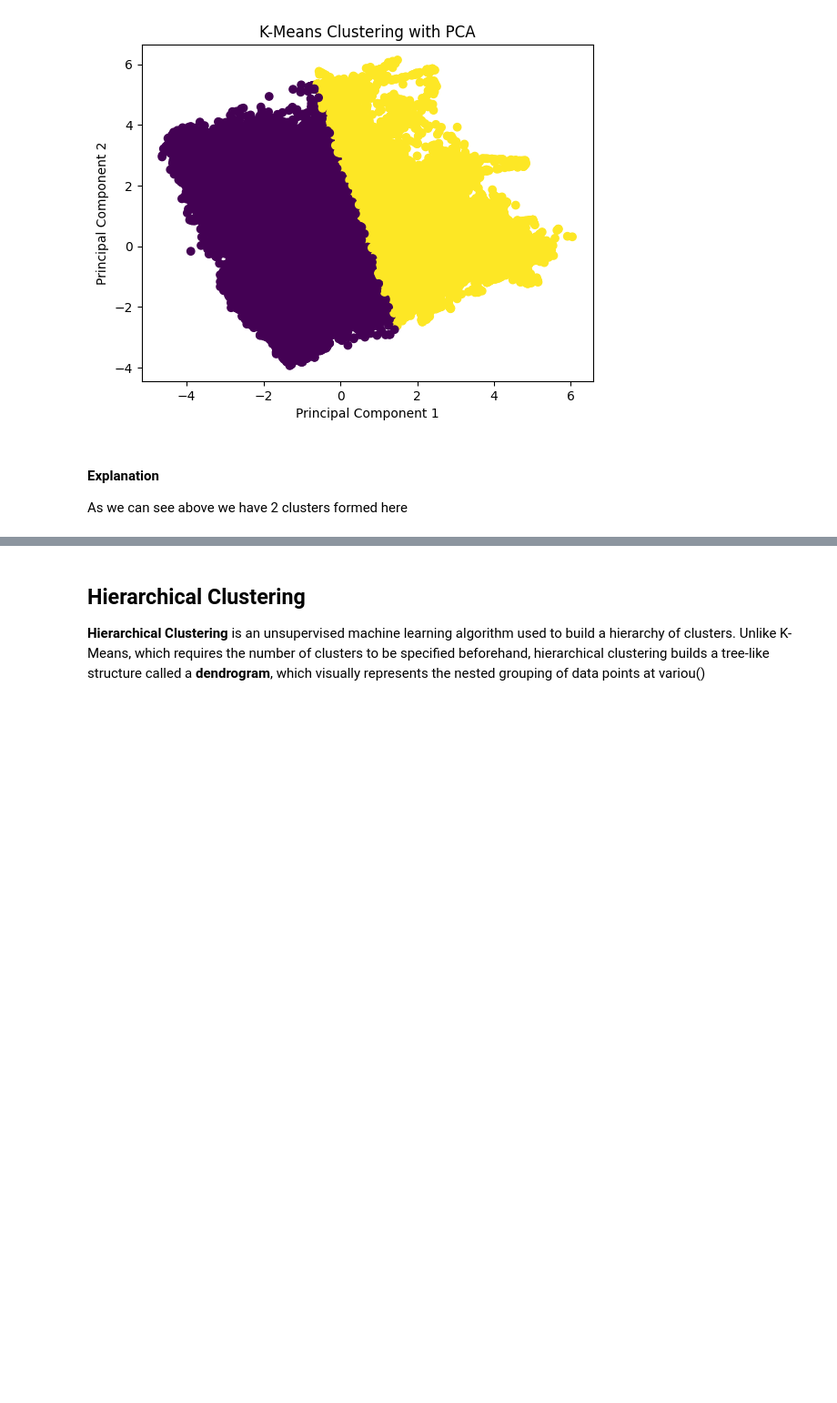
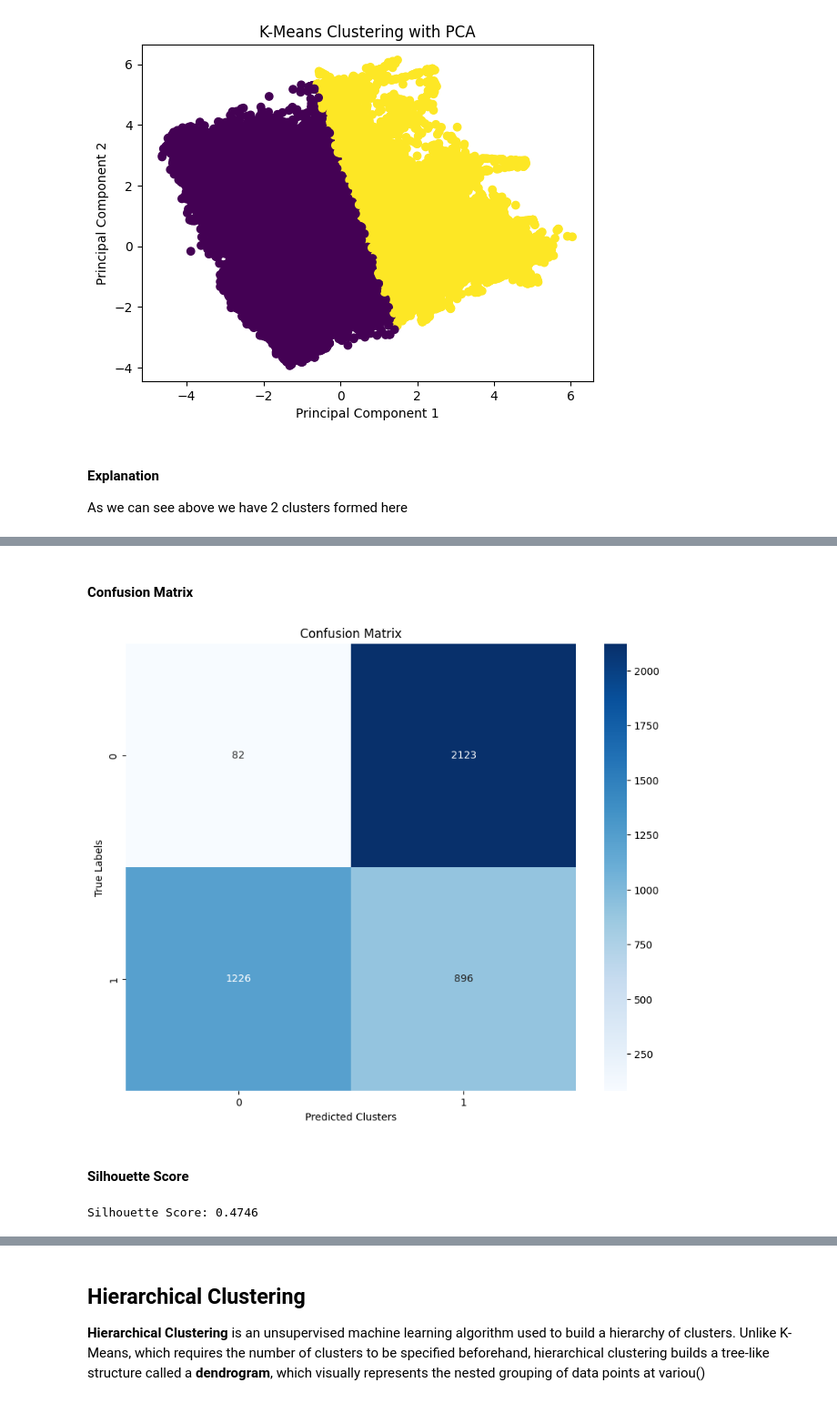
Before and after one commit to sarmadsaleem333/ML-Semester-Project-Crop-Classifier, a Jupyter notebook: ml-project-unsupervised-learning.ipynb, the cells around one changed output, grey strips where cells are left out. Shown at 91% size. Cells and saved outputs as stored; diff of their text form; code cells hidden in the pictures; blank space fills up the shorter version.

```diff
--- a/ml-project-unsupervised-learning.ipynb
+++ b/ml-project-unsupervised-learning.ipynb
@@ -819,0 +904,4 @@ As we can see above we have 2 clusters formed here
+# %%
+# With PCA
+kmeans_pca_undersampled = KMeans(n_clusters=2, random_state=42)
+kmeans_clusters_pca_undersampled = kmeans_pca_smote.fit_predict(pca_features_undersampled )
@@ -819,0 +916,17 @@ As we can see above we have 2 clusters formed here
+# %% [markdown]
+#### Confusion Matrix
+# %%
+from sklearn.metrics import silhouette_score
+
+plot_confusion_matrix(matrix_kmeans_pca_undersampled)
+# %% [output]
+[figure, added]
+# %% [markdown]
+#### Silhouette Score
+# %%
+from sklearn.metrics import silhouette_score
+score = silhouette_score(pca_features_undersampled, kmeans_clusters_pca_undersampled)
+
+print(f"Silhouette Score: {score:.4f}")
+# %% [output]
+Silhouette Score: 0.4746
```
Also changed, not shown: parts of 92 cells of this notebook.
